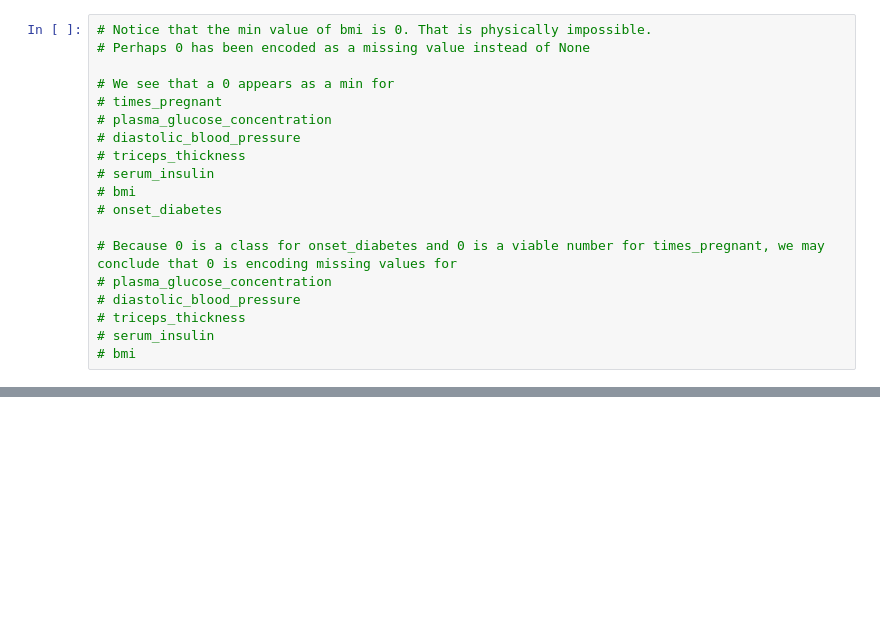
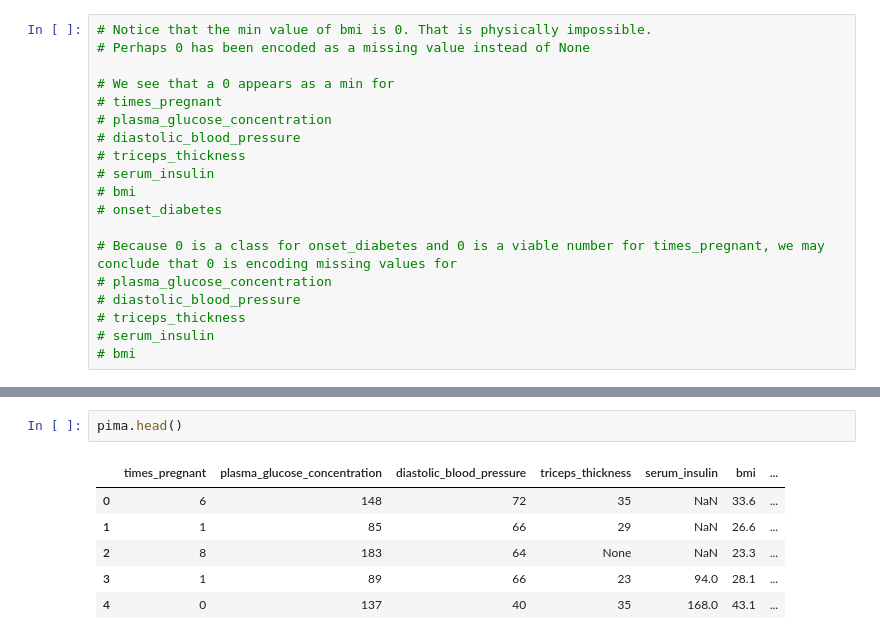
Before and after one commit to yungshun317/feature-improvement, a Jupyter notebook: pima_indians_diabetes_database.ipynb, the cells around one changed output, grey strips where cells are left out. Drawn from its saved outputs; the diff is of its cells as text; blank space fills up the shorter version.

```diff
--- a/pima_indians_diabetes_database.ipynb
+++ b/pima_indians_diabetes_database.ipynb
@@ -133,0 +163,9 @@ for col in ['bmi', 'diastolic_blood_pressure', 'plasma_glucose_concentration']:
+# %%
+pima.head()
+# %% [output]
+|  | times_pregnant | plasma_glucose_concentration | diastolic_blood_pressure | triceps_thickness | serum_insulin | bmi | ... |
+| 0 | 6 | 148 | 72 | 35 | NaN | 33.6 | ... |
+| 1 | 1 | 85 | 66 | 29 | NaN | 26.6 | ... |
+| 2 | 8 | 183 | 64 | None | NaN | 23.3 | ... |
+| 3 | 1 | 89 | 66 | 23 | 94.0 | 28.1 | ... |
+| 4 | 0 | 137 | 40 | 35 | 168.0 | 43.1 | ... |
```
Also changed, not shown: parts of 8 cells of this notebook.
